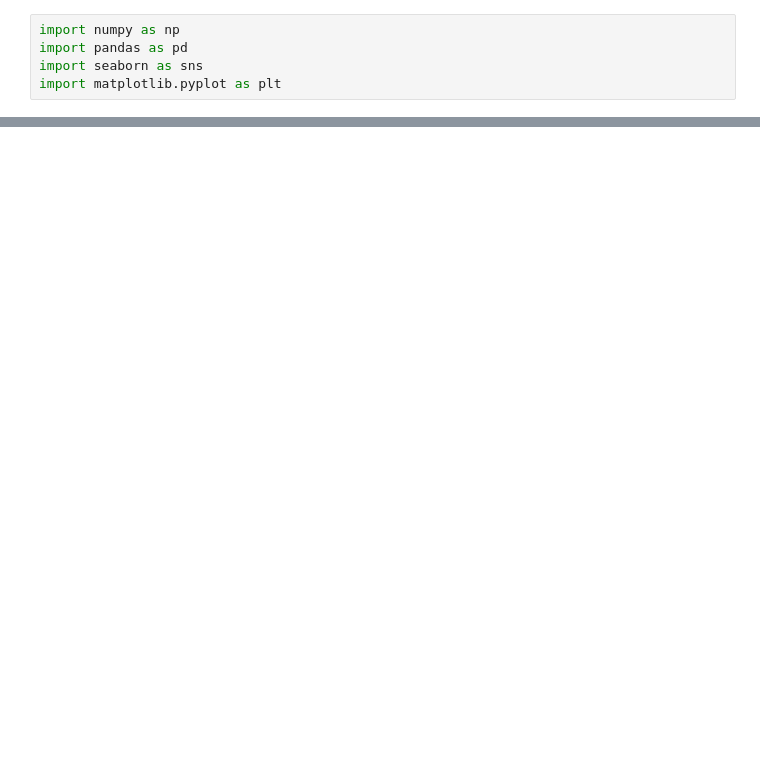
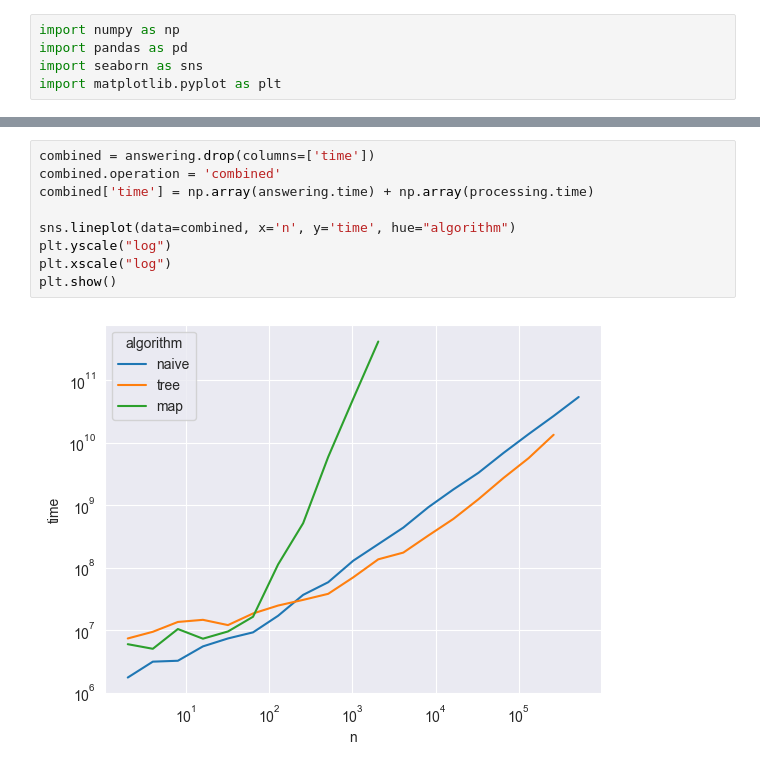
Before and after one commit to Zeonx9/alg-2-labs, a Jupyter notebook: lab2/graphs.ipynb, the cells around one changed output, grey strips where cells are left out. Saved outputs shown, nothing was run; the diff lists cells and outputs as text; blank space fills up the shorter version.

```diff
--- a/lab2/graphs.ipynb
+++ b/lab2/graphs.ipynb
@@ -39,0 +40,11 @@ plt.show()
+# %%
+combined = answering.drop(columns=['time'])
+combined.operation = 'combined'
+combined['time'] = np.array(answering.time) + np.array(processing.time)
+
+sns.lineplot(data=combined, x='n', y='time', hue="algorithm")
+plt.yscale("log")
+plt.xscale("log")
+plt.show()
+# %% [output]
+[figure, added]
```
Also changed, not shown: parts of 3 cells of this notebook, 47 other files.
